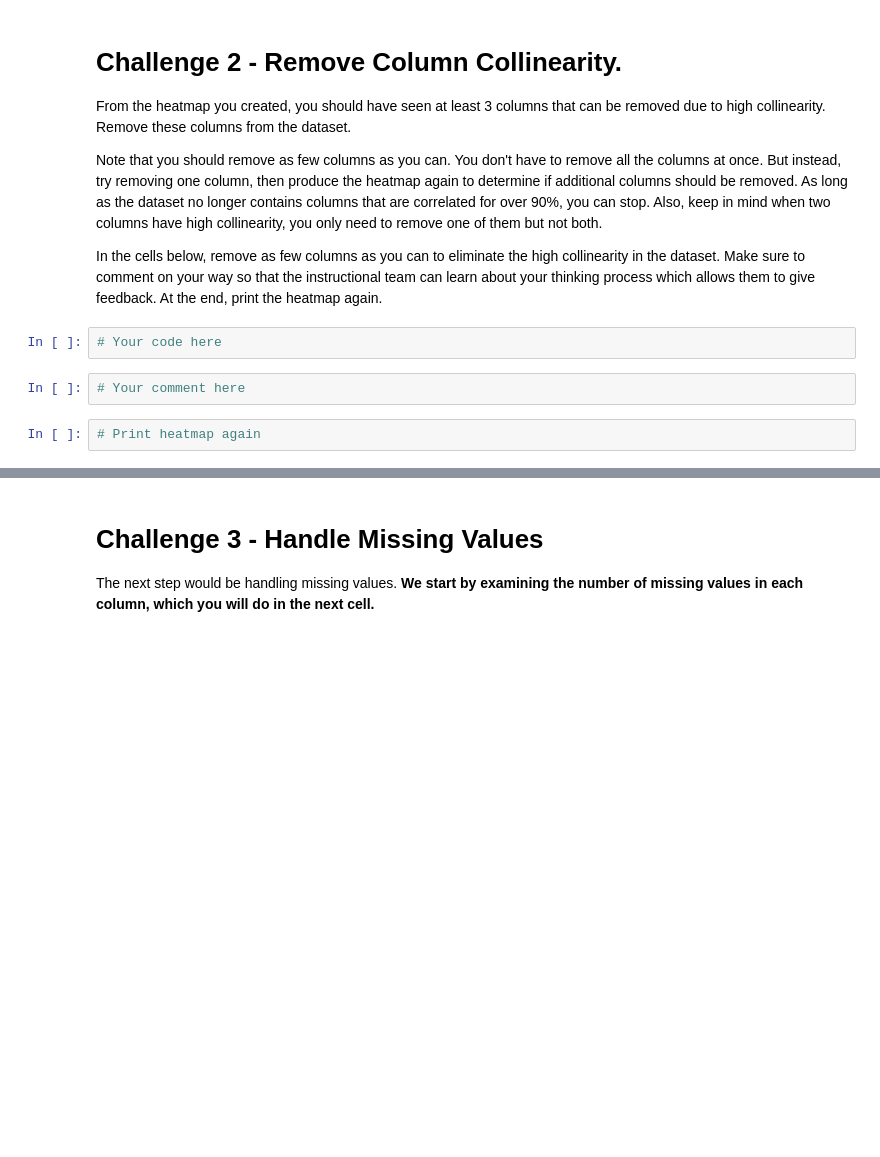
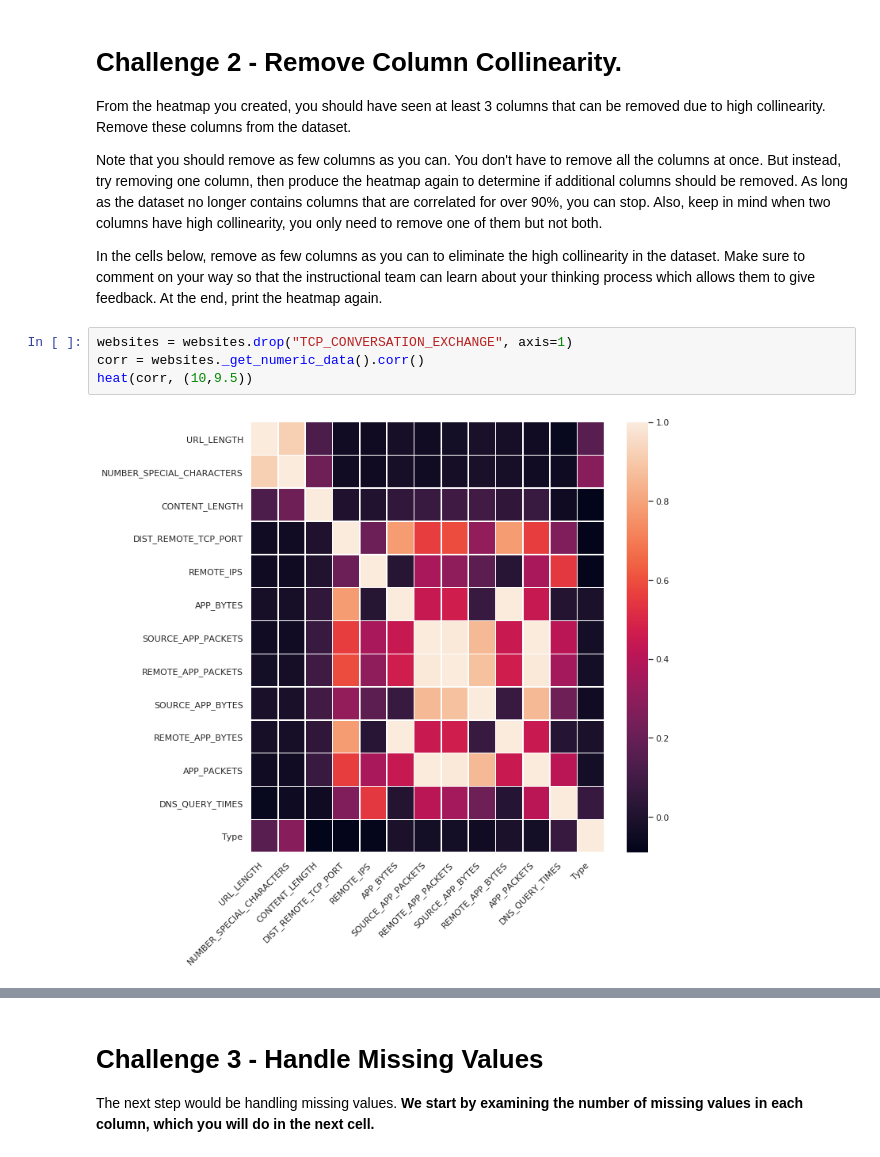
Before and after one commit to ironhack-datalabs/datamad0120, a Jupyter notebook: module-3/lab-supervised-learning/your-code/main.ipynb, the cells around one changed output, grey strips where cells are left out. Cells and saved outputs as stored; diff of their text form; blank space fills up the shorter version.

```diff
--- a/module-3/lab-supervised-learning/your-code/main.ipynb
+++ b/module-3/lab-supervised-learning/your-code/main.ipynb
@@ -63,9 +112,9 @@ From the heatmap you created, you should have seen at least 3 columns that can b
 Note that you should remove as few columns as you can. You don't have to remove all the columns at once. But instead, try removing one column, then produce the heatmap again to determine if additional columns should be removed. As long as the dataset no longer contains columns that are correlated for over 90%, you can stop. Also, keep in mind when two columns have high collinearity, you only need to remove one of them but not both.
 
 In the cells below, remove as few columns as you can to eliminate the high collinearity in the dataset. Make sure to comment on your way so that the instructional team can learn about your thinking process which allows them to give feedback. At the end, print the heatmap again.
-# %%
-# Your code here
-# %%
-# Your comment here
-# %%
-# Print heatmap again
+# %%
+websites = websites.drop("TCP_CONVERSATION_EXCHANGE", axis=1)
+corr = websites._get_numeric_data().corr()
+heat(corr, (10,9.5))
+# %% [output]
+[figure, added]
```
Also changed, not shown: parts of 70 cells of this notebook.
